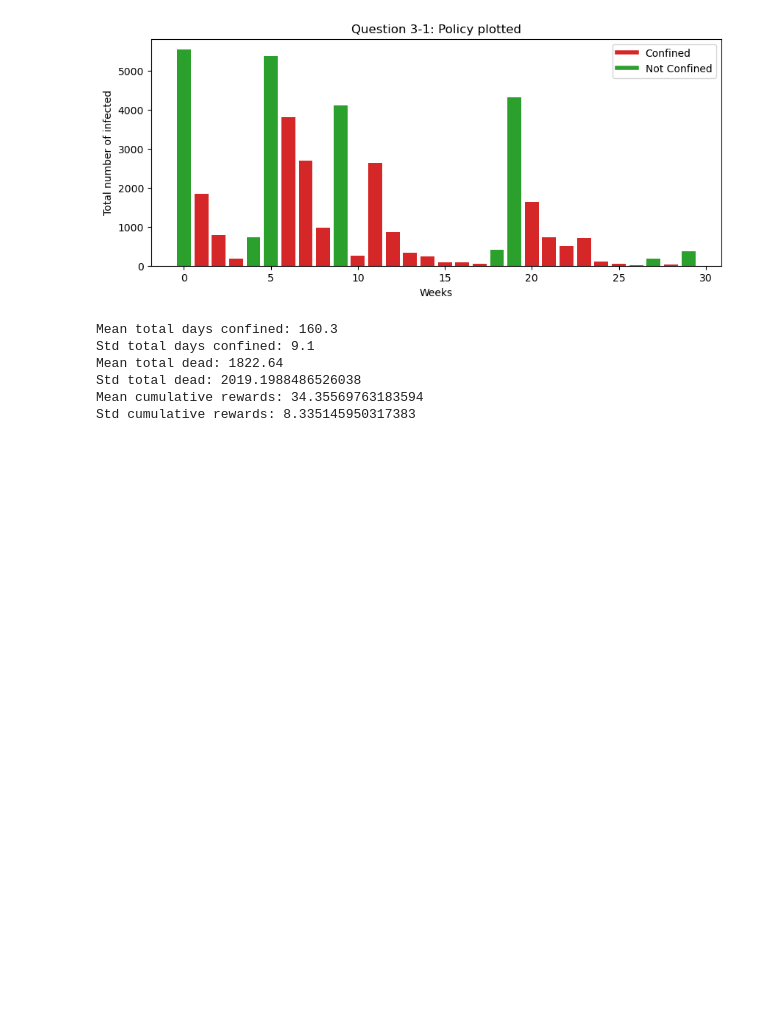
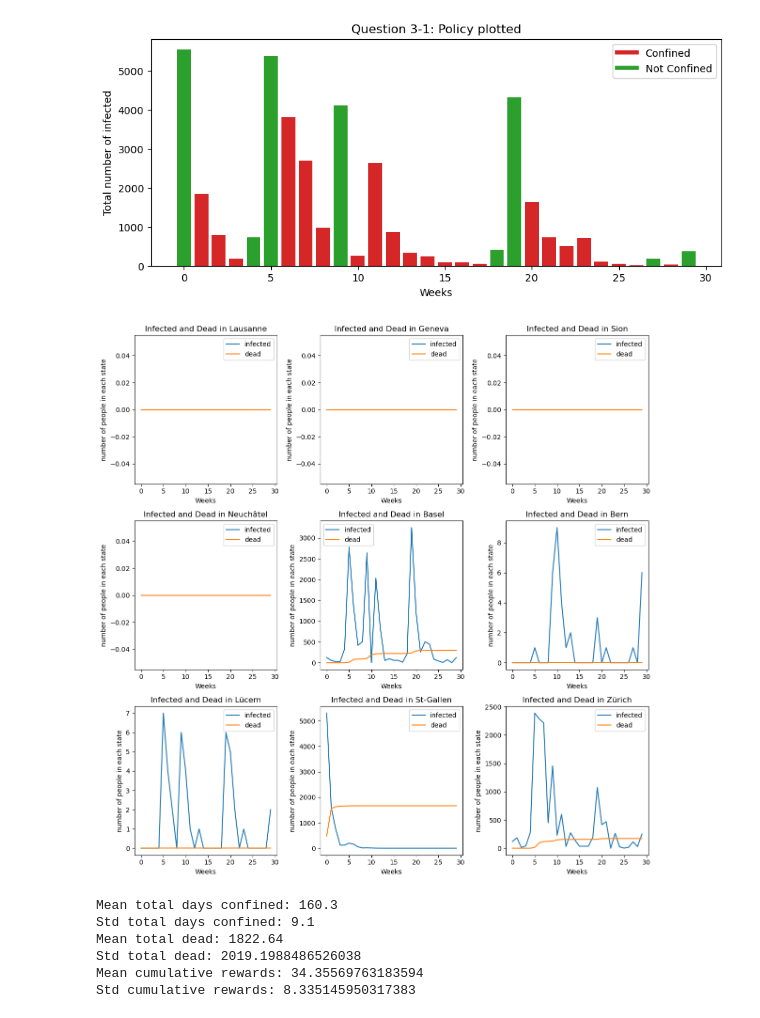
Before and after one commit to mohahf19/ANNRL-2023, a Jupyter notebook: notebooks/simulate_dl_agent.ipynb, the cells around one changed output. Saved outputs shown, nothing was run; the diff lists cells and outputs as text; code cells hidden in the pictures; blank space fills up the shorter version.

```diff
--- a/notebooks/simulate_dl_agent.ipynb
+++ b/notebooks/simulate_dl_agent.ipynb
@@ -237,6 +237,24 @@ ax.set_xlabel("Weeks")
 fig.savefig(visualization_folder / "3-1_policy.png")
 # %% [output]
 [figure]
+# %%
+fig, ax = plt.subplots(3, 3,figsize=(12,12))
+
+ax = ax.flatten()
+
+for index, (city, city_total) in enumerate(cities.items()):
+
+    total_tmp = {'infected':city_total['infected'], 'dead':city_total['dead']}
+    [ax[index].plot(y) for y in total_tmp.values()]
+    ax[index].legend(total_tmp.keys())
+    ax[index].set_title(f"Infected and Dead in {city}")
+    ax[index].set_ylabel('number of people in each state')
+    ax[index].set_xlabel('Weeks')
+
+fig.tight_layout()
+fig.savefig(visualization_folder / "3-1_infected_dead.png")
+# %% [output]
+[figure, added]
 # %%
 total_days_confined, total_dead, cumulative_rewards = simulate_policy(env=env, dyn=dyn, policy_net=q3a_model, device="cpu", policy_function = exec_model_policy, n=50, seeds=np.arange(50)
 )
```
Also changed, not shown: parts of 1 cell of this notebook, 2 other files.
